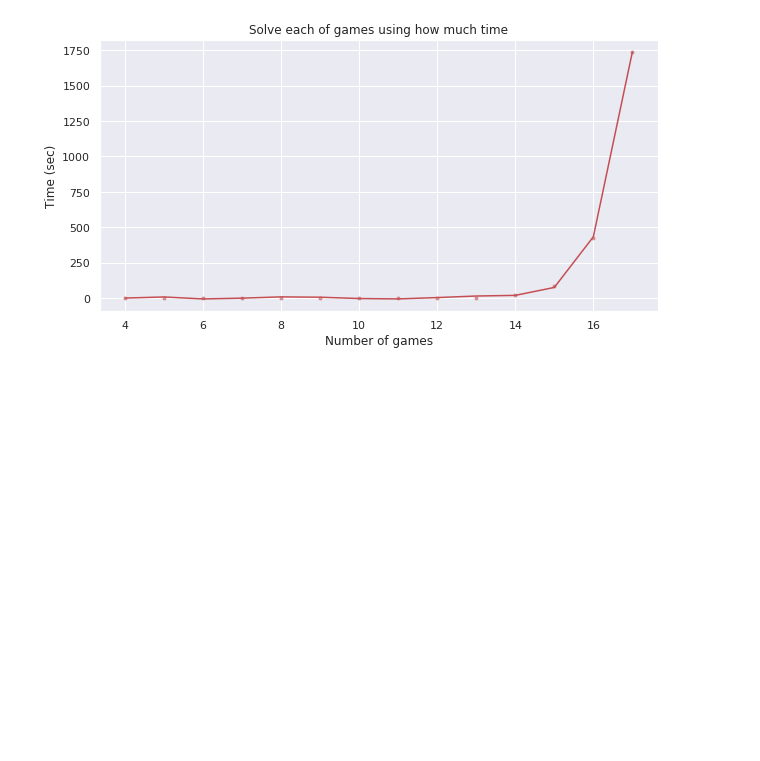
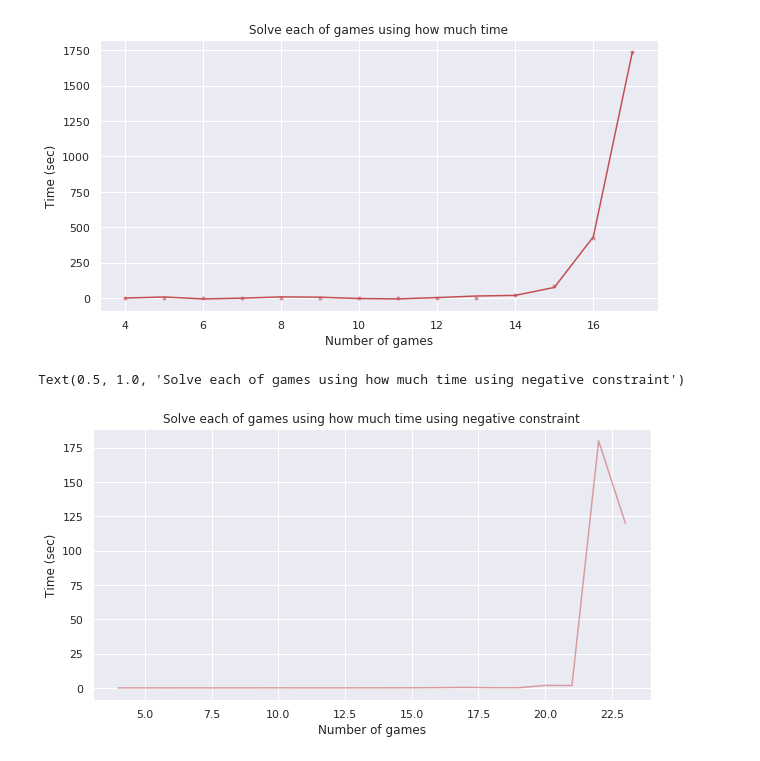
Before and after one commit to Duo-Lu/CMPT417, a Jupyter notebook: project_data_analysis.ipynb, the cells around one changed output. Cells and saved outputs as stored; diff of their text form; code cells hidden in the pictures; blank space fills up the shorter version.

```diff
--- a/project_data_analysis.ipynb
+++ b/project_data_analysis.ipynb
@@ -40,3 +40,17 @@ print(model.predict(np.array([20]).reshape(-1,1)))
 0.9998130118198704
 [[30974.97762045]]
 [figure]
+# %%
+negative_constraint_num_x = np.arange(4,24)
+# %%
+negative_constraint_num_y = np.array([0.11, 0.128, 0.102, 0.129, 0.109, 0.131, 0.163, 0.111, 0.134, 0.142,
+                                     0.184, 0.192, 0.31, 0.49, 0.262, 0.257, 1.962, 1.85, 180.023, 120.009])
+# %%
+plt.figure(figsize = (10, 5))
+plt.plot(negative_constraint_num_x, negative_constraint_num_y, 'r-' , alpha = 0.5)
+plt.xlabel('Number of games')
+plt.ylabel('Time (sec)')
+plt.title('Solve each of games using how much time using negative constraint')
+# %% [output]
+Text(0.5, 1.0, 'Solve each of games using how much time using negative constraint')
+[figure, added]
```
Also changed, not shown: parts of 3 cells of this notebook, 24 other files.
